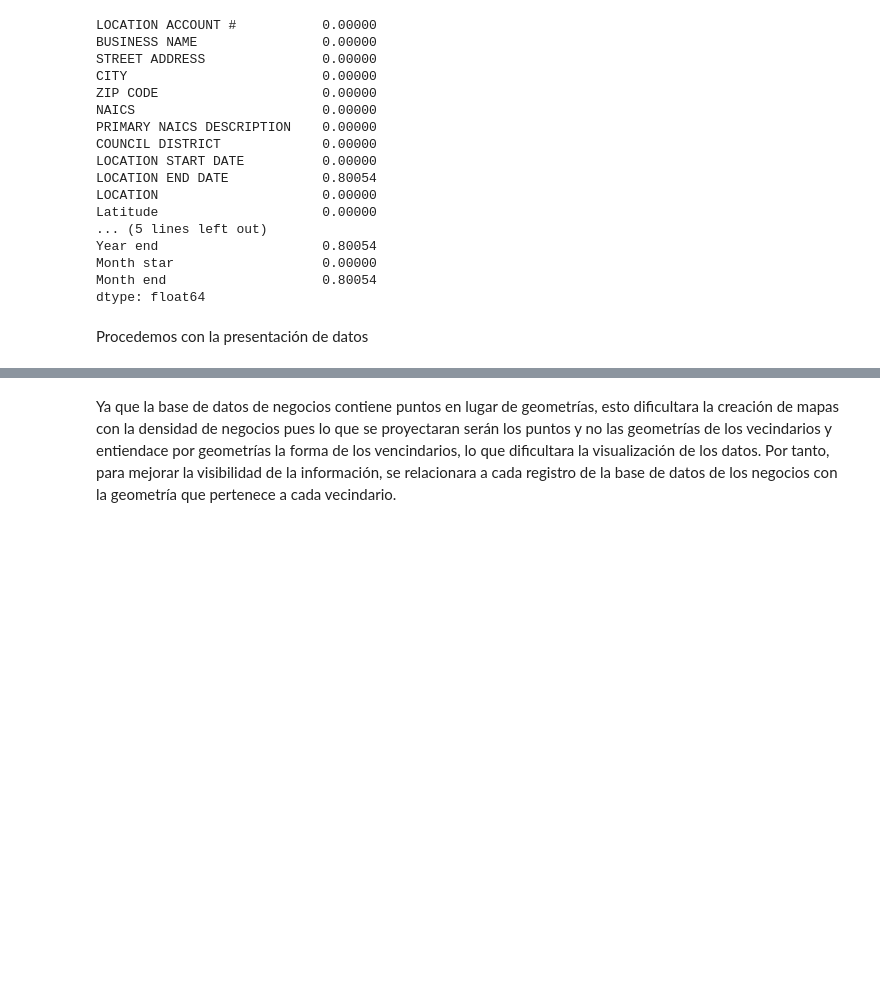
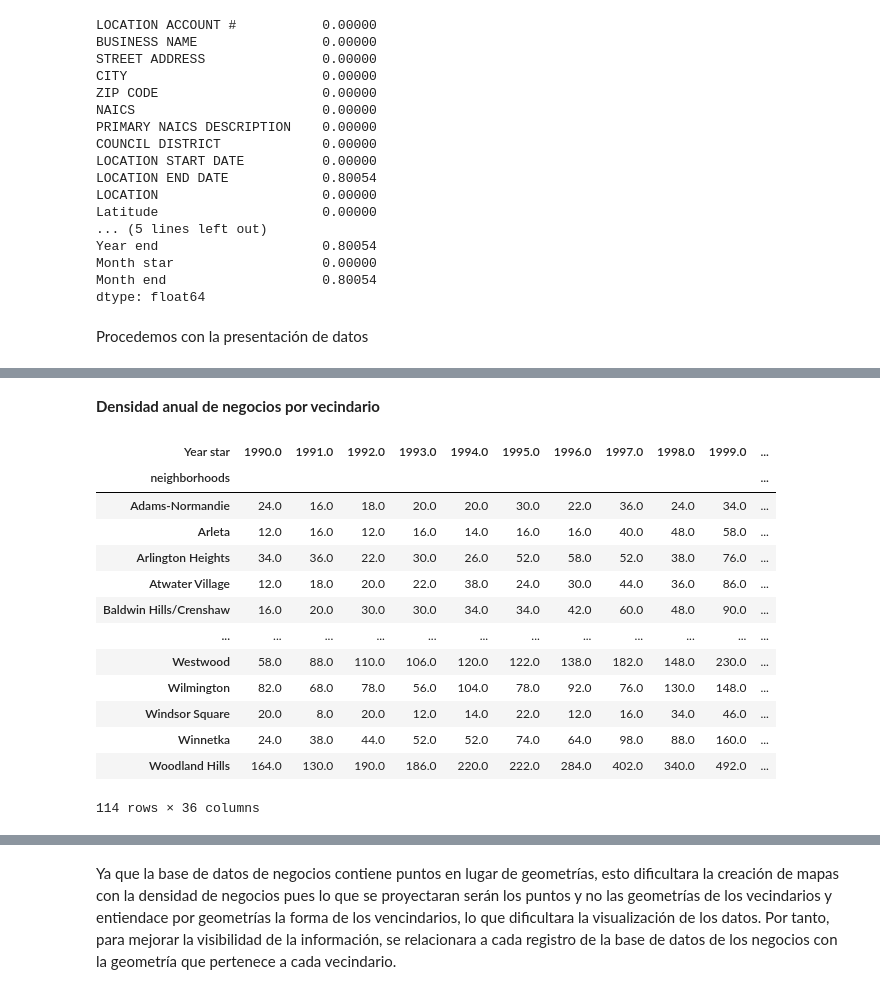
Before and after one commit to JavierFigueroa21/DataScience_KPI_Project, a Jupyter notebook: negocios_fase1.ipynb, the cells around one changed output, grey strips where cells are left out. Saved outputs shown, nothing was run; the diff lists cells and outputs as text; code cells hidden in the pictures; blank space fills up the shorter version.

Commit message:
Construyendo las piezas de codigo para calcular la primera variable potencial, Densidad de negocios por vecindario

```diff
--- a/negocios_fase1.ipynb
+++ b/negocios_fase1.ipynb
@@ -692,0 +714,22 @@ Procedemos con la presentación de datos
+# %% [markdown]
+**Densidad anual de negocios por vecindario**
+# %%
+mask = gdf_business['Year star'] >= 1990
+
+pt = gdf_business[mask].pivot_table(values='BUSINESS NAME', index='neighborhoods', columns='Year star', aggfunc='count')
+pt
+# %% [output]
+| Year star | 1990.0 | 1991.0 | 1992.0 | 1993.0 | 1994.0 | 1995.0 | 1996.0 | 1997.0 | 1998.0 | 1999.0 | ... |
+| neighborhoods |  |  |  |  |  |  |  |  |  |  | ... |
+| Adams-Normandie | 24.0 | 16.0 | 18.0 | 20.0 | 20.0 | 30.0 | 22.0 | 36.0 | 24.0 | 34.0 | ... |
+| Arleta | 12.0 | 16.0 | 12.0 | 16.0 | 14.0 | 16.0 | 16.0 | 40.0 | 48.0 | 58.0 | ... |
+| Arlington Heights | 34.0 | 36.0 | 22.0 | 30.0 | 26.0 | 52.0 | 58.0 | 52.0 | 38.0 | 76.0 | ... |
+| Atwater Village | 12.0 | 18.0 | 20.0 | 22.0 | 38.0 | 24.0 | 30.0 | 44.0 | 36.0 | 86.0 | ... |
+| Baldwin Hills/Crenshaw | 16.0 | 20.0 | 30.0 | 30.0 | 34.0 | 34.0 | 42.0 | 60.0 | 48.0 | 90.0 | ... |
+| ... | ... | ... | ... | ... | ... | ... | ... | ... | ... | ... | ... |
+| Westwood | 58.0 | 88.0 | 110.0 | 106.0 | 120.0 | 122.0 | 138.0 | 182.0 | 148.0 | 230.0 | ... |
+| Wilmington | 82.0 | 68.0 | 78.0 | 56.0 | 104.0 | 78.0 | 92.0 | 76.0 | 130.0 | 148.0 | ... |
+| Windsor Square | 20.0 | 8.0 | 20.0 | 12.0 | 14.0 | 22.0 | 12.0 | 16.0 | 34.0 | 46.0 | ... |
+| Winnetka | 24.0 | 38.0 | 44.0 | 52.0 | 52.0 | 74.0 | 64.0 | 98.0 | 88.0 | 160.0 | ... |
+| Woodland Hills | 164.0 | 130.0 | 190.0 | 186.0 | 220.0 | 222.0 | 284.0 | 402.0 | 340.0 | 492.0 | ... |
+114 rows × 36 columns
```
Also changed, not shown: parts of 13 cells of this notebook.
